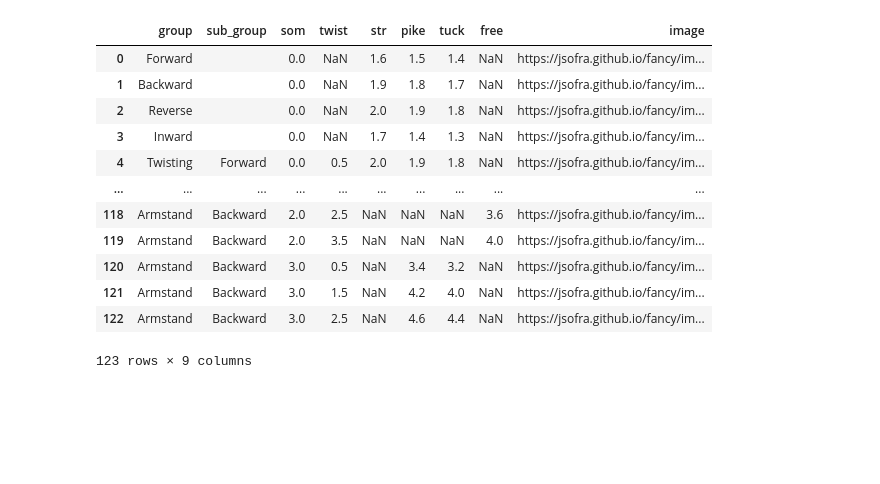
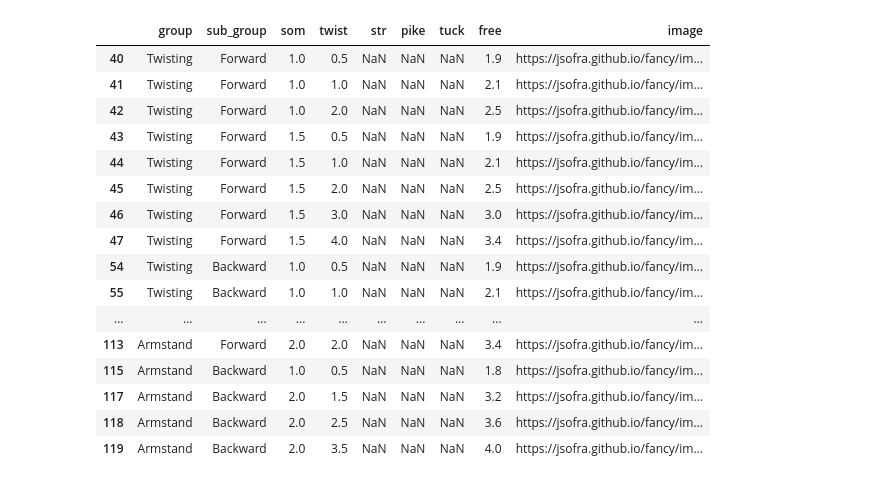
Before and after one commit to jsofra/fancy, a Jupyter notebook: fancy.ipynb, the cells around one changed output. Cells and saved outputs as stored; diff of their text form; code cells hidden in the pictures; blank space fills up the shorter version.

```diff
--- a/fancy.ipynb
+++ b/fancy.ipynb
@@ -31,19 +34,23 @@ all_dives["group"] = split_label.map(lambda x: x[0])
 all_dives["sub_group"] = split_label.map(lambda x: x[1] if len(x) > 1 else "").str.replace("(", "").str.replace(")", "")
 
 all_dives = all_dives[["group", "sub_group", "som", "twist", "str", "pike", "tuck", "free",	"image"]]
-# %%
-all_dives
-# %% [output]
-|  | group | sub_group | som | twist | str | pike | tuck | free | image |
-| 0 | Forward |  | 0.0 | NaN | 1.6 | 1.5 | 1.4 | NaN | https://jsofra.github.io/fancy/im... |
-| 1 | Backward |  | 0.0 | NaN | 1.9 | 1.8 | 1.7 | NaN | https://jsofra.github.io/fancy/im... |
-| 2 | Reverse |  | 0.0 | NaN | 2.0 | 1.9 | 1.8 | NaN | https://jsofra.github.io/fancy/im... |
-| 3 | Inward |  | 0.0 | NaN | 1.7 | 1.4 | 1.3 | NaN | https://jsofra.github.io/fancy/im... |
-| 4 | Twisting | Forward | 0.0 | 0.5 | 2.0 | 1.9 | 1.8 | NaN | https://jsofra.github.io/fancy/im... |
-| ... | ... | ... | ... | ... | ... | ... | ... | ... | ... |
-| 118 | Armstand | Backward | 2.0 | 2.5 | NaN | NaN | NaN | 3.6 | https://jsofra.github.io/fancy/im... |
-| 119 | Armstand | Backward | 2.0 | 3.5 | NaN | NaN | NaN | 4.0 | https://jsofra.github.io/fancy/im... |
-| 120 | Armstand | Backward | 3.0 | 0.5 | NaN | 3.4 | 3.2 | NaN | https://jsofra.github.io/fancy/im... |
-| 121 | Armstand | Backward | 3.0 | 1.5 | NaN | 4.2 | 4.0 | NaN | https://jsofra.github.io/fancy/im... |
-| 122 | Armstand | Backward | 3.0 | 2.5 | NaN | 4.6 | 4.4 | NaN | https://jsofra.github.io/fancy/im... |
-123 rows × 9 columns
+# %%
+all_dives.dropna(subset=["free"], axis=0)
+# %% [output]
+|  | group | sub_group | som | twist | str | pike | tuck | free | image |
+| 40 | Twisting | Forward | 1.0 | 0.5 | NaN | NaN | NaN | 1.9 | https://jsofra.github.io/fancy/im... |
+| 41 | Twisting | Forward | 1.0 | 1.0 | NaN | NaN | NaN | 2.1 | https://jsofra.github.io/fancy/im... |
+| 42 | Twisting | Forward | 1.0 | 2.0 | NaN | NaN | NaN | 2.5 | https://jsofra.github.io/fancy/im... |
+| 43 | Twisting | Forward | 1.5 | 0.5 | NaN | NaN | NaN | 1.9 | https://jsofra.github.io/fancy/im... |
+| 44 | Twisting | Forward | 1.5 | 1.0 | NaN | NaN | NaN | 2.1 | https://jsofra.github.io/fancy/im... |
+| 45 | Twisting | Forward | 1.5 | 2.0 | NaN | NaN | NaN | 2.5 | https://jsofra.github.io/fancy/im... |
+| 46 | Twisting | Forward | 1.5 | 3.0 | NaN | NaN | NaN | 3.0 | https://jsofra.github.io/fancy/im... |
+| 47 | Twisting | Forward | 1.5 | 4.0 | NaN | NaN | NaN | 3.4 | https://jsofra.github.io/fancy/im... |
+| 54 | Twisting | Backward | 1.0 | 0.5 | NaN | NaN | NaN | 1.9 | https://jsofra.github.io/fancy/im... |
+| 55 | Twisting | Backward | 1.0 | 1.0 | NaN | NaN | NaN | 2.1 | https://jsofra.github.io/fancy/im... |
+| ... | ... | ... | ... | ... | ... | ... | ... | ... | ... |
+| 113 | Armstand | Forward | 2.0 | 2.0 | NaN | NaN | NaN | 3.4 | https://jsofra.github.io/fancy/im... |
+| 115 | Armstand | Backward | 1.0 | 0.5 | NaN | NaN | NaN | 1.8 | https://jsofra.github.io/fancy/im... |
+| 117 | Armstand | Backward | 2.0 | 1.5 | NaN | NaN | NaN | 3.2 | https://jsofra.github.io/fancy/im... |
+| 118 | Armstand | Backward | 2.0 | 2.5 | NaN | NaN | NaN | 3.6 | https://jsofra.github.io/fancy/im... |
+| 119 | Armstand | Backward | 2.0 | 3.5 | NaN | NaN | NaN | 4.0 | https://jsofra.github.io/fancy/im... |
```
Also changed, not shown: parts of 9 cells of this notebook, 1 other file.
